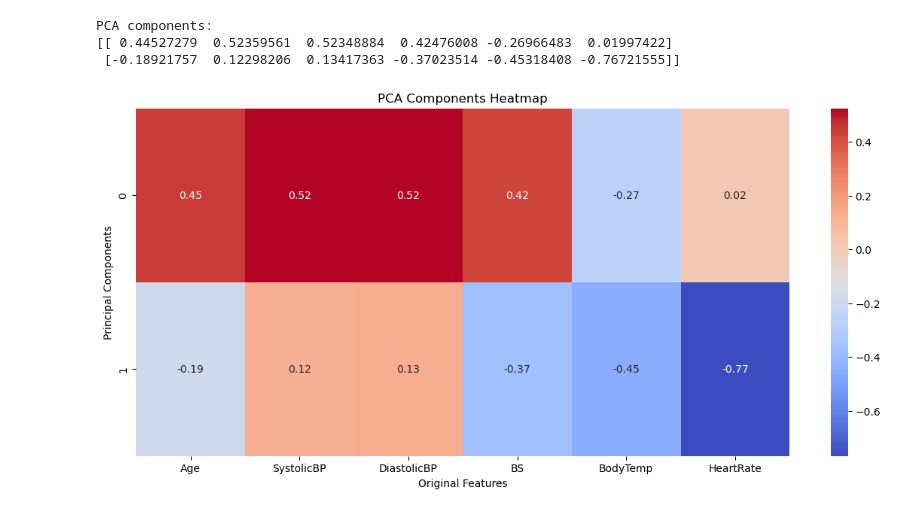
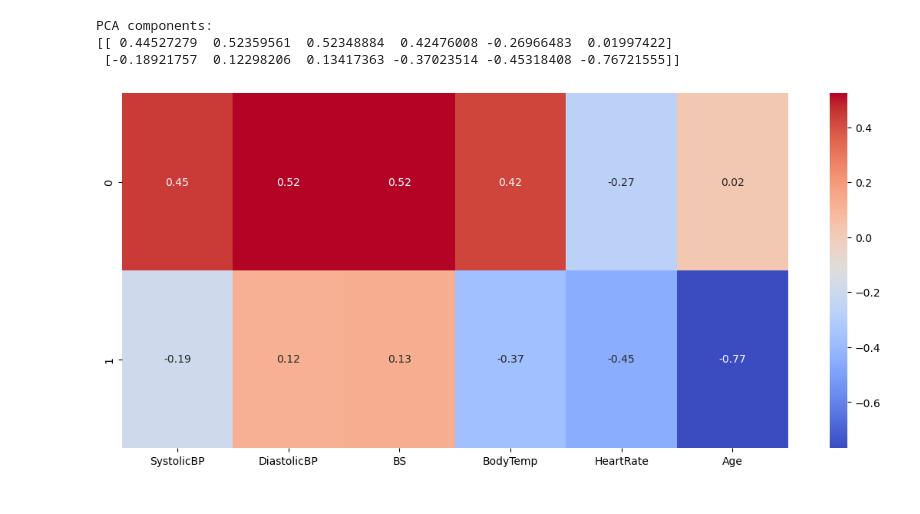
Before and after one commit to 2026558-lab/Machine-Learning, a Jupyter notebook: Project Machine Learning.ipynb, the cells around one changed output. Cells and saved outputs as stored; diff of their text form; code cells hidden in the pictures.

```diff
--- a/Project Machine Learning.ipynb
+++ b/Project Machine Learning.ipynb
@@ -243,13 +250,3 @@ plt.xlabel("Test Set Proportion")
 plt.show()
 # %% [output]
 [figure]
-# %%
-X = data_maternal.drop("RiskLevel", axis=1)
-y = data_maternal["RiskLevel"]
-
-X_train, X_test, y_train, y_test = train_test_split(
-    X, y,
-    test_size=0.25,
-    random_state=42,
-    stratify=y
-)
@@ -284,5 +284,5 @@ Test Accuracy: 0.8779527559055118
 # %%
-from sklearn.model_selection import GridSearchCV
+# Define Parameter Grid - SVM
 
 svm = Pipeline([
     ("scaler", StandardScaler()),
@@ -296,25 +296,18 @@ param_grid_svm = {
 }
 
 grid_svm = GridSearchCV(
-    estimator=svm,
-    param_grid=param_grid_svm,
+    svm,
+    param_grid_svm,
     cv=5,
-    scoring="accuracy",
-    verbose=2,
-    n_jobs=-1
+    scoring="accuracy"
 )
-
-print("Starting SVM GridSearchCV...")
 
 grid_svm.fit(X_train, y_train)
 
-print("GridSearchCV completed!")
-
 print("Best Parameters:", grid_svm.best_params_)
-print("Best CV Accuracy:", grid_svm.best_score_)
+print("Best Cross Validation Accuracy:", grid_svm.best_score_)
 
 svm_predictions = grid_svm.predict(X_test)
 
-print("Test Accuracy:",
-      accuracy_score(y_test, svm_predictions))
+print("Test Accuracy:", accuracy_score(y_test, svm_predictions))
 # %% [output]
@@ -404,16 +396,11 @@ PCA components:
 [[ 0.44527279  0.52359561  0.52348884  0.42476008 -0.26966483  0.01997422]
  [-0.18921757  0.12298206  0.13417363 -0.37023514 -0.45318408 -0.76721555]]
 # %%
-df_comp = pd.DataFrame(pca.components_,columns=data_maternal.drop("RiskLevel", axis=1).columns)
+# Plot Heatmap
+df_comp = pd.DataFrame(pca.components_, columns=feature_cols)
 
 plt.figure(figsize=(14, 6))
-
-# Plotting heatmap
-sns.heatmap(df_comp, annot=True, cmap="coolwarm")
-
-plt.title("PCA Components Heatmap")
-plt.xlabel("Original Features")
-plt.ylabel("Principal Components")
+sns.heatmap(df_comp, annot=True, cmap='coolwarm')
 plt.show()
 # %% [output]
-[figure, old version]
+[figure, new version]
```
Also changed, not shown: parts of 16 cells of this notebook.
